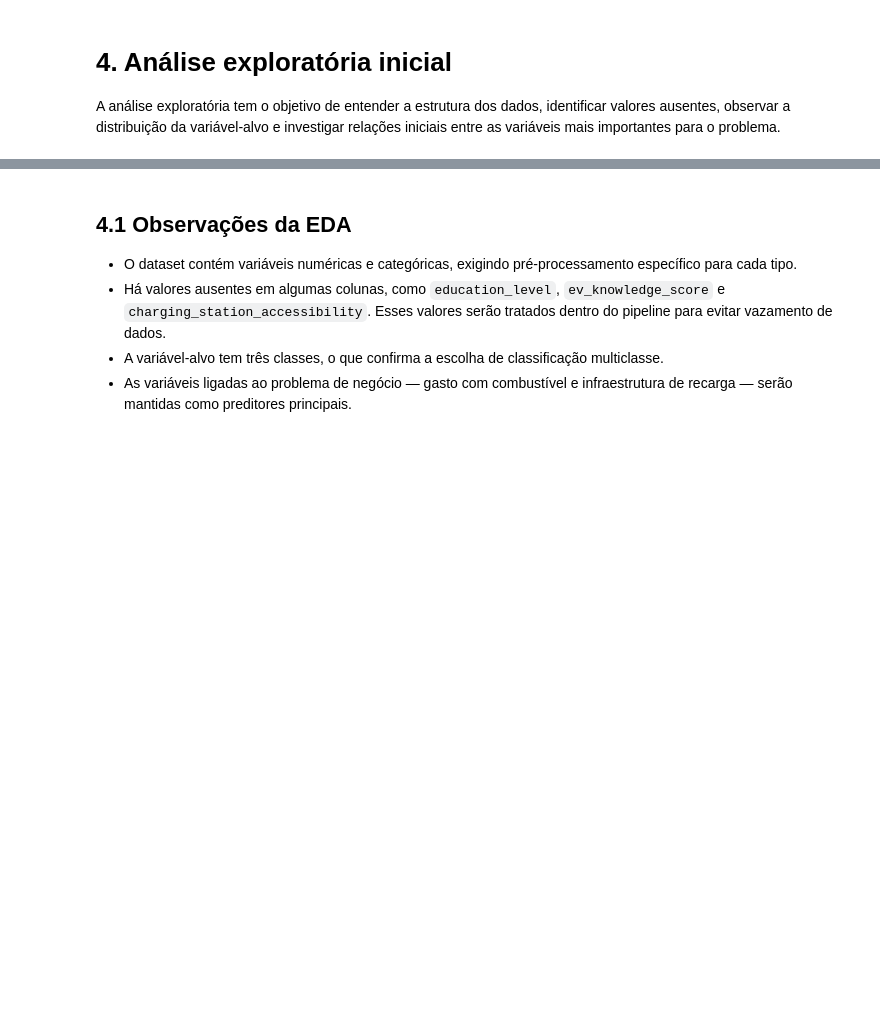
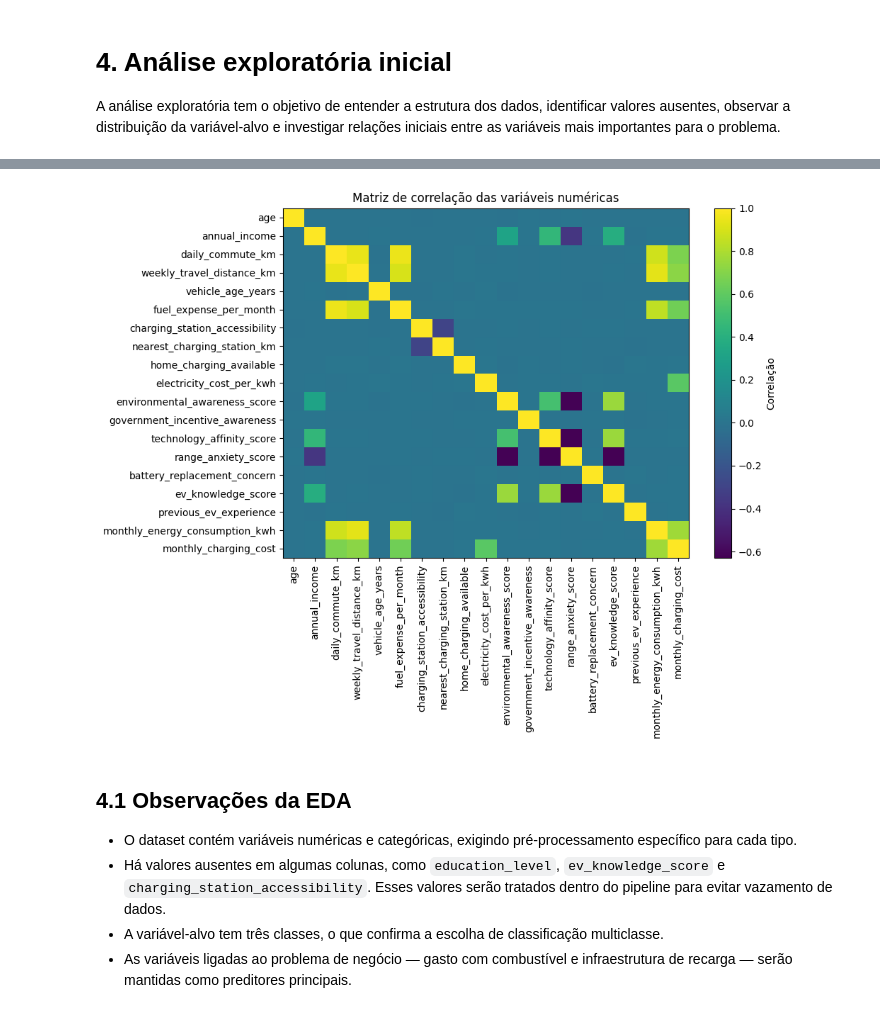
Before and after one commit to tfiorio/pos-pucrio, a Jupyter notebook: MVP_Thompson_Fiorio.ipynb, the cells around one changed output, grey strips where cells are left out. Saved outputs shown, nothing was run; the diff lists cells and outputs as text; code cells hidden in the pictures; blank space fills up the shorter version.

```diff
--- a/MVP_Thompson_Fiorio.ipynb
+++ b/MVP_Thompson_Fiorio.ipynb
@@ -247,16 +328,18 @@ for col in ["fuel_expense_per_month", "charging_station_accessibility", "nearest
 # %%
-# Correlação entre variáveis numéricas
-numeric_cols = df.select_dtypes(include=[np.number]).columns.tolist()
-corr = df[numeric_cols].corr()
+# correlação entre variáveis numéricas
+numeric_cols = df_exp.select_dtypes(include=[np.number]).columns.tolist()
+corr = df_exp[numeric_cols].corr()
 
 plt.figure(figsize=(10, 8))
 plt.imshow(corr, aspect="auto")
 plt.colorbar(label="Correlação")
 plt.xticks(range(len(numeric_cols)), numeric_cols, rotation=90)
 plt.yticks(range(len(numeric_cols)), numeric_cols)
 plt.title("Matriz de correlação das variáveis numéricas")
 plt.tight_layout()
 plt.show()
+# %% [output]
+[figure, added]
 # %% [markdown]
 ## 4.1 Observações da EDA
 
```
Also changed, not shown: parts of 18 cells of this notebook.
